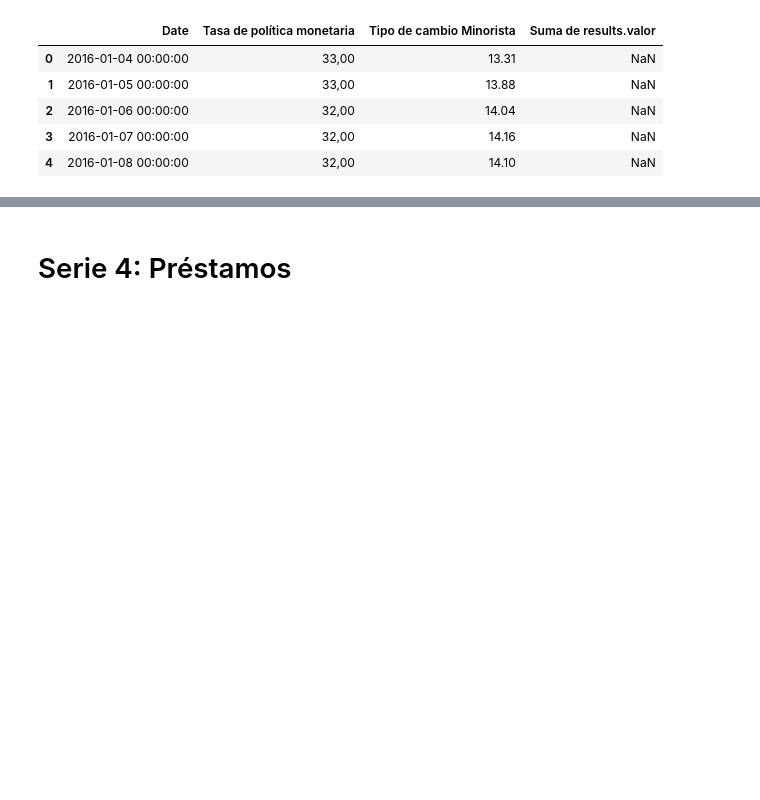
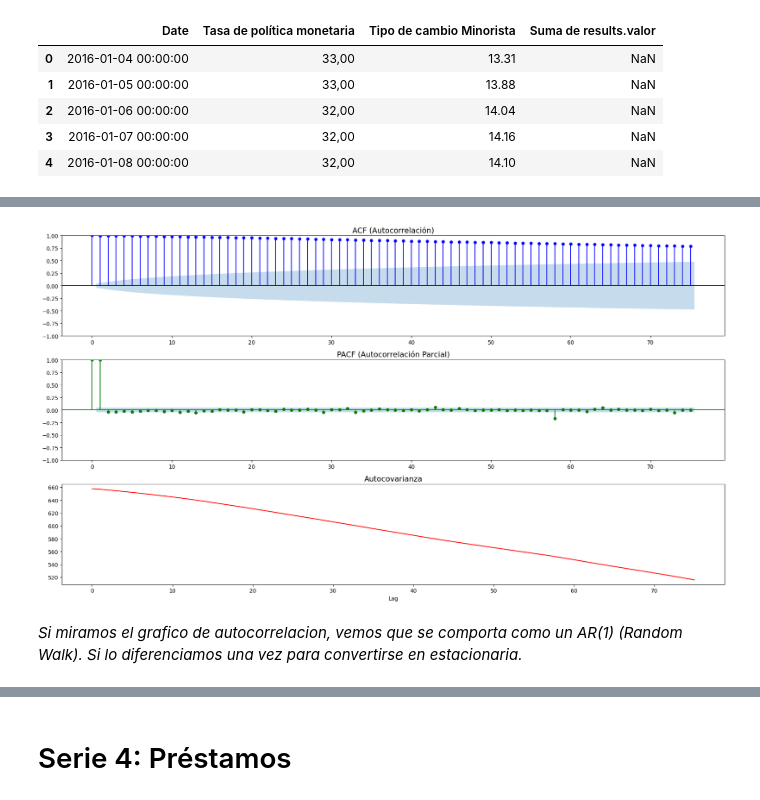
Before and after one commit to carrenogf/MCD-Series-Temporales, a Jupyter notebook: notebooks/prestamos.ipynb, the cells around one changed output, grey strips where cells are left out. Drawn from its saved outputs; the diff is of its cells as text; code cells hidden in the pictures; blank space fills up the shorter version.

```diff
--- a/notebooks/prestamos.ipynb
+++ b/notebooks/prestamos.ipynb
@@ -62,0 +146,23 @@ df.shape
+# %%
+## Función para dibujar juntos FAS: autocovarianzas; FAC y FACP, autocorrelación y autocorrelación parcial
+def autocov_autocorr(serie_r, nrol=75):
+    fig, axes = plt.subplots(3, 1, figsize=(18, 10))
+
+    plot_acf(serie_r, lags=nrol, ax=axes[0], color='blue', vlines_kwargs={"colors": 'blue'})
+    axes[0].set_title('ACF (Autocorrelación)', fontsize=14)
+
+    plot_pacf(serie_r, lags=nrol, ax=axes[1], color='green', vlines_kwargs={"colors": 'green'}, method='ywm')
+    axes[1].set_title('PACF (Autocorrelación Parcial)', fontsize=14)
+
+    axes[2].plot(tsa.acovf(serie_r, fft=False, nlag=nrol), color='red', label='AutoCov')
+    axes[2].set_title('Autocovarianza', fontsize=14)
+    axes[2].set_xlabel('Lag')
+
+    plt.tight_layout()
+    plt.show()
+# %%
+autocov_autocorr(df)
+# %% [output]
+[figure, added]
+# %% [markdown]
+*Si miramos el grafico de autocorrelacion, vemos que se comporta como un AR(1) (Random Walk). Si lo diferenciamos una vez para convertirse en estacionaria.*
```
Also changed, not shown: parts of 109 cells of this notebook.
